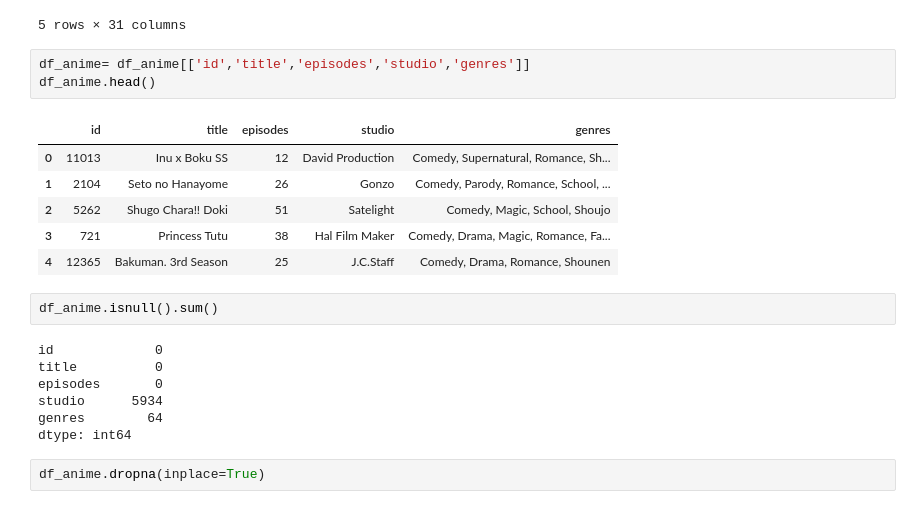
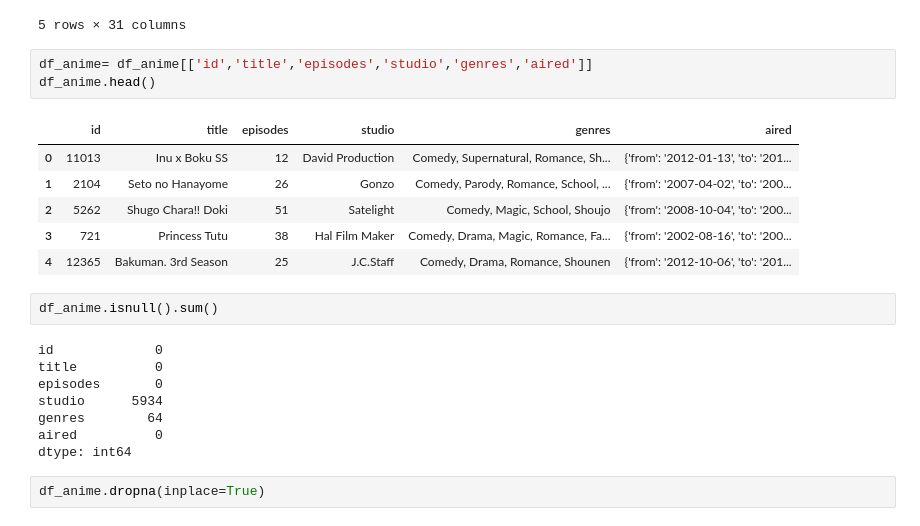
Before and after one commit to montasirshihan/NextWatch-1st-ML-Project-Recommendation-System-, a Jupyter notebook: NextWatch!!.ipynb, the cells around one changed output. Saved outputs shown, nothing was run; the diff lists cells and outputs as text.

```diff
--- a/NextWatch!!.ipynb
+++ b/NextWatch!!.ipynb
@@ -36,15 +36,15 @@ df_anime.head()
 | 4 | 12365 | Bakuman. 3rd Season | Bakuman. | バクマン。 | Bakuman Season 3 | https://myanimelist.cdn-dena.com/... | TV | Manga | ... |
 5 rows × 31 columns
 # %%
-df_anime= df_anime[['id','title','episodes','studio','genres']]
+df_anime= df_anime[['id','title','episodes','studio','genres','aired']]
 df_anime.head()
 # %% [output]
-|  | id | title | episodes | studio | genres |
-| 0 | 11013 | Inu x Boku SS | 12 | David Production | Comedy, Supernatural, Romance, Sh... |
-| 1 | 2104 | Seto no Hanayome | 26 | Gonzo | Comedy, Parody, Romance, School, ... |
-| 2 | 5262 | Shugo Chara!! Doki | 51 | Satelight | Comedy, Magic, School, Shoujo |
-| 3 | 721 | Princess Tutu | 38 | Hal Film Maker | Comedy, Drama, Magic, Romance, Fa... |
-| 4 | 12365 | Bakuman. 3rd Season | 25 | J.C.Staff | Comedy, Drama, Romance, Shounen |
+|  | id | title | episodes | studio | genres | aired |
+| 0 | 11013 | Inu x Boku SS | 12 | David Production | Comedy, Supernatural, Romance, Sh... | {'from': '2012-01-13', 'to': '201... |
+| 1 | 2104 | Seto no Hanayome | 26 | Gonzo | Comedy, Parody, Romance, School, ... | {'from': '2007-04-02', 'to': '200... |
+| 2 | 5262 | Shugo Chara!! Doki | 51 | Satelight | Comedy, Magic, School, Shoujo | {'from': '2008-10-04', 'to': '200... |
+| 3 | 721 | Princess Tutu | 38 | Hal Film Maker | Comedy, Drama, Magic, Romance, Fa... | {'from': '2002-08-16', 'to': '200... |
+| 4 | 12365 | Bakuman. 3rd Season | 25 | J.C.Staff | Comedy, Drama, Romance, Shounen | {'from': '2012-10-06', 'to': '201... |
 # %%
 df_anime.isnull().sum()
 # %% [output]
@@ -53,6 +53,7 @@ title          0
 episodes       0
 studio      5934
 genres        64
+aired          0
 dtype: int64
 # %%
 df_anime.dropna(inplace=True)
```
Also changed, not shown: parts of 12 cells of this notebook, 2 other files.
